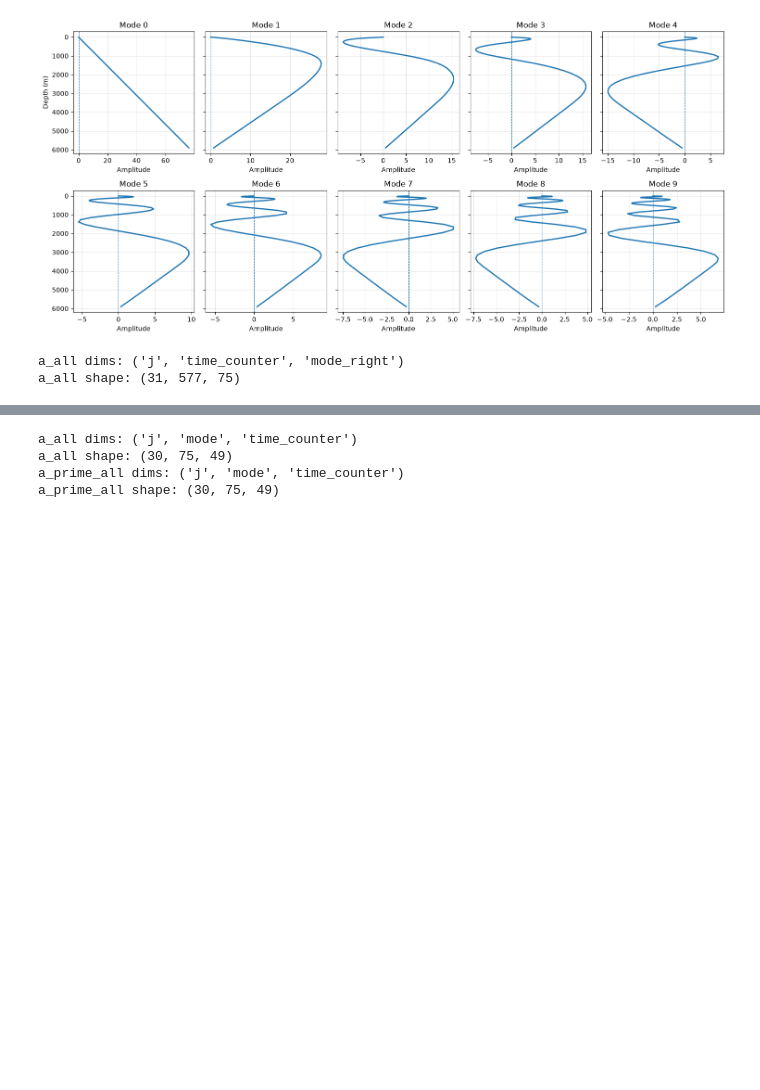
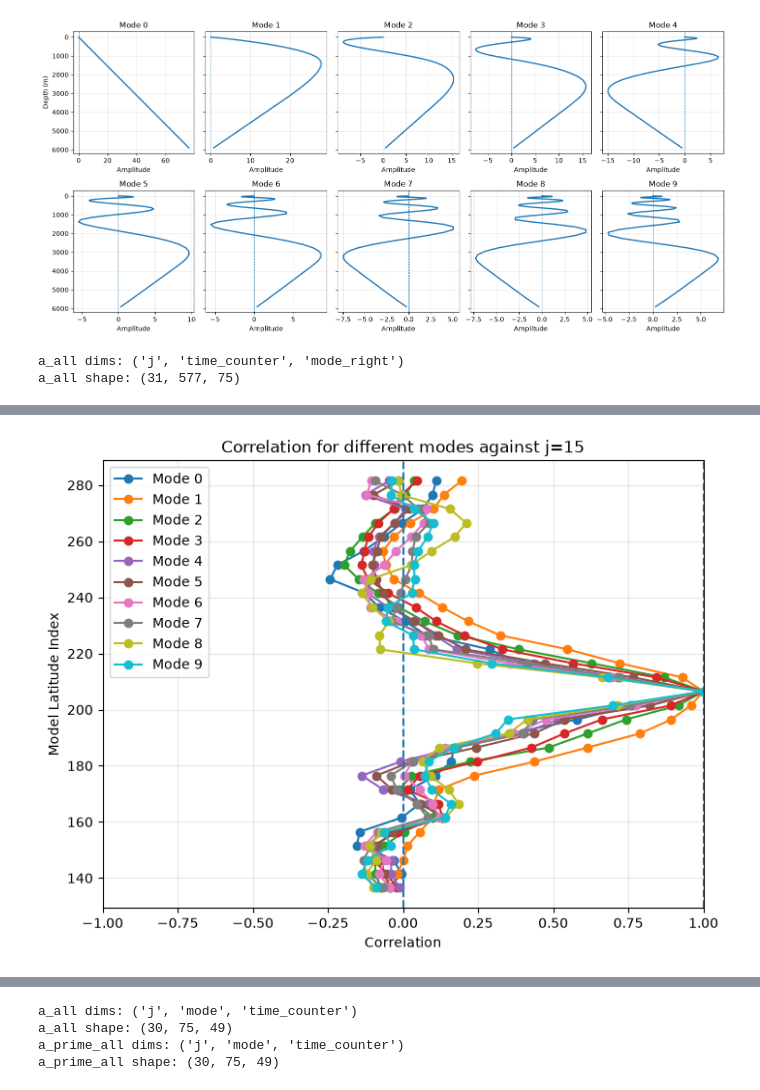
Before and after one commit to hanna-and/StreamfunctionPerturbations, a Jupyter notebook: get_rapid_data.ipynb, the cells around one changed output, grey strips where cells are left out. Saved outputs shown, nothing was run; the diff lists cells and outputs as text; code cells hidden in the pictures; blank space fills up the shorter version.

```diff
--- a/get_rapid_data.ipynb
+++ b/get_rapid_data.ipynb
@@ -321,0 +398,85 @@ plt.show()
+# %%
+# How correlated is a fixed mode to the same mode at other latitudes?
+
+plt.figure(figsize=(8, 6))
+
+reference_j = 15
+
+for mode_number in range(10):
+
+    # choose which mode we want to compare across latitudes: mode 1/ mode 2 ... etc.
+    mode = a_10.isel(mode_right=mode_number)
+    # mode x at reference latitude - RAPID-ish
+    signal_1 = mode.isel(j=reference_j).values
+    # calculate correlation between mode x at reference latitude and all other latitudes
+    correlations_results = []
+    for j in mode.j.values:
+        signal_2 = mode.sel(j=j).values
+        r = np.corrcoef(signal_1, signal_2)[0, 1]
+        correlations_results.append(r)
+
+    plt.plot(correlations_results, mode.j.values, marker = "o", label=f"Mode {mode_number}")
+
+plt.xlabel("Correlation")
+plt.ylabel("Model Latitude Index")
+plt.xlim(-1, 1)
+plt.axvline(0, linestyle='--')
+plt.axvline(1, linestyle='--')
+plt.legend()
+plt.grid(True, alpha=0.3)
+plt.title(f"Correlation for different modes against j={reference_j}")
+plt.show()
+
+plt.figure(figsize=(8, 6))
+reference_j = 1
+for mode_number in range(10):
+    # choose which mode we want to compare across latitudes: mode 1/ mode 2 ... etc.
+    mode = a_10.isel(mode_right=mode_number)
+    # mode x at reference latitude - RAPID-ish
+    signal_1 = mode.isel(j=reference_j).values
+    # calculate correlation between mode x at reference latitude and all other latitudes
+    correlations_results = []
+    for j in mode.j.values:
+        signal_2 = mode.sel(j=j).values
+        r = np.corrcoef(signal_1, signal_2)[0, 1]
+        correlations_results.append(r)
+    plt.plot(correlations_results, mode.j.values, marker = "o", label=f"Mode {mode_number}")
+
+plt.xlabel("Correlation")
+plt.ylabel("Model Latitude Index")
+plt.xlim(-1, 1)
+plt.axvline(0, linestyle='--')
+plt.axvline(1, linestyle='--')
+plt.legend()
+plt.grid(True, alpha=0.3)
+plt.title(f"Correlation for different modes against j={reference_j}")
+plt.show()
+
+
+plt.figure(figsize=(8, 6))
+reference_j = j=30
+for mode_number in range(10):
+    # choose which mode we want to compare across latitudes: mode 1/ mode 2 ... etc.
+    mode = a_10.isel(mode_right=mode_number)
+    # mode x at reference latitude - RAPID-ish
+    signal_1 = mode.isel(j=reference_j).values
+    # calculate correlation between mode x at reference latitude and all other latitudes
+    correlations_results = []
+    for j in mode.j.values:
+        signal_2 = mode.sel(j=j).values
+        r = np.corrcoef(signal_1, signal_2)[0, 1]
+        correlations_results.append(r)
+
+    plt.plot(correlations_results, mode.j.values, marker = "o", label=f"Mode {mode_number}")
+
+plt.xlabel("Correlation")
+plt.ylabel("Model Latitude Index")
+plt.xlim(-1, 1)
+plt.axvline(0, linestyle='--')
+plt.axvline(1, linestyle='--')
+plt.legend()
+plt.grid(True, alpha=0.3)
+plt.title(f"Correlation for different modes against j={reference_j}")
+plt.show()
+# %% [output]
+[figure, added]
```
Also changed, not shown: parts of 16 cells of this notebook, 1 other file.
